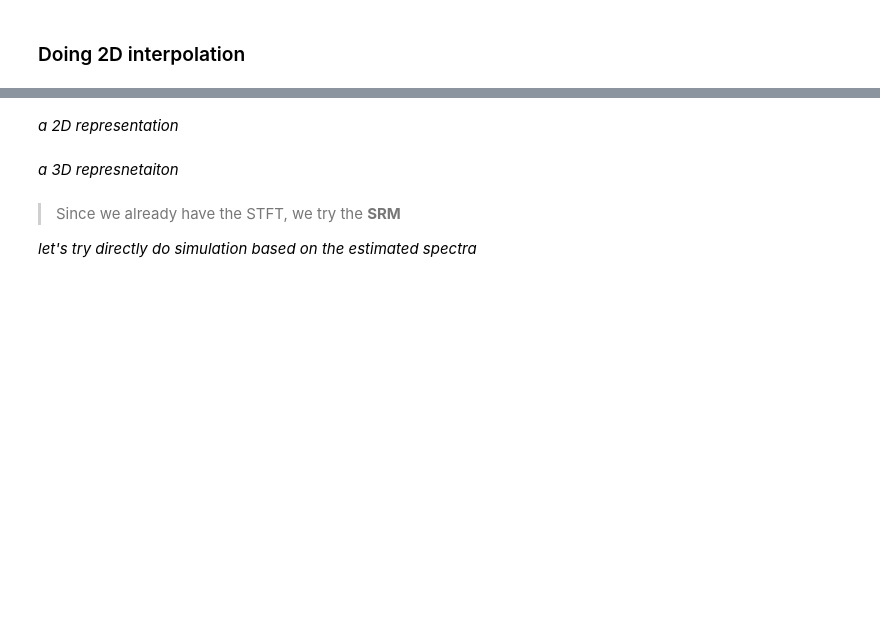
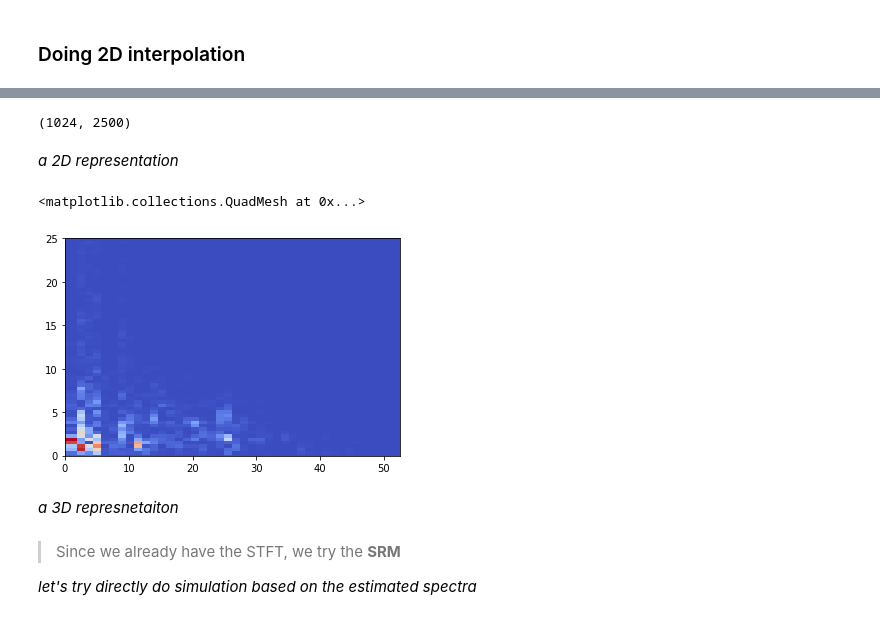
Before and after one commit to leslieDLcy/KTnSRM, a Jupyter notebook: EPSD_by_STFT.ipynb, the cells around one changed output, grey strips where cells are left out. Drawn from its saved outputs; the diff is of its cells as text; code cells hidden in the pictures; blank space fills up the shorter version.

```diff
--- a/EPSD_by_STFT.ipynb
+++ b/EPSD_by_STFT.ipynb
@@ -163 +153,3 @@ from scipy.interpolate import griddata
 grid_z0 = griddata(points, values, xi=(xx, yy), method='nearest')
+# %%
+grid_z1 = np.flipud(grid_z0)
@@ -164,7 +158,22 @@ grid_z0 = griddata(points, values, xi=(xx, yy), method='nearest')
 # %%
-grid_z0.shape
+grid_z1.shape
+# %% [output]
+(1024, 2500)
 # %% [markdown]
 *a 2D representation*
+# %%
+# EPSD_show(grid_z0, xx, yy, format='2d')
+
+plt.pcolormesh(new_x_coord,
+               new_y_coord,
+               grid_z1,
+               vmin=0,
+               vmax=np.max(Pxx),
+               shading='nearest',
+               cmap='coolwarm')
+# %% [output]
+<matplotlib.collections.QuadMesh at 0x...>
+[figure, added]
 # %% [markdown]
 *a 3D represnetaiton*
 # %%
```
Also changed, not shown: parts of 13 cells of this notebook, 2 other files.
